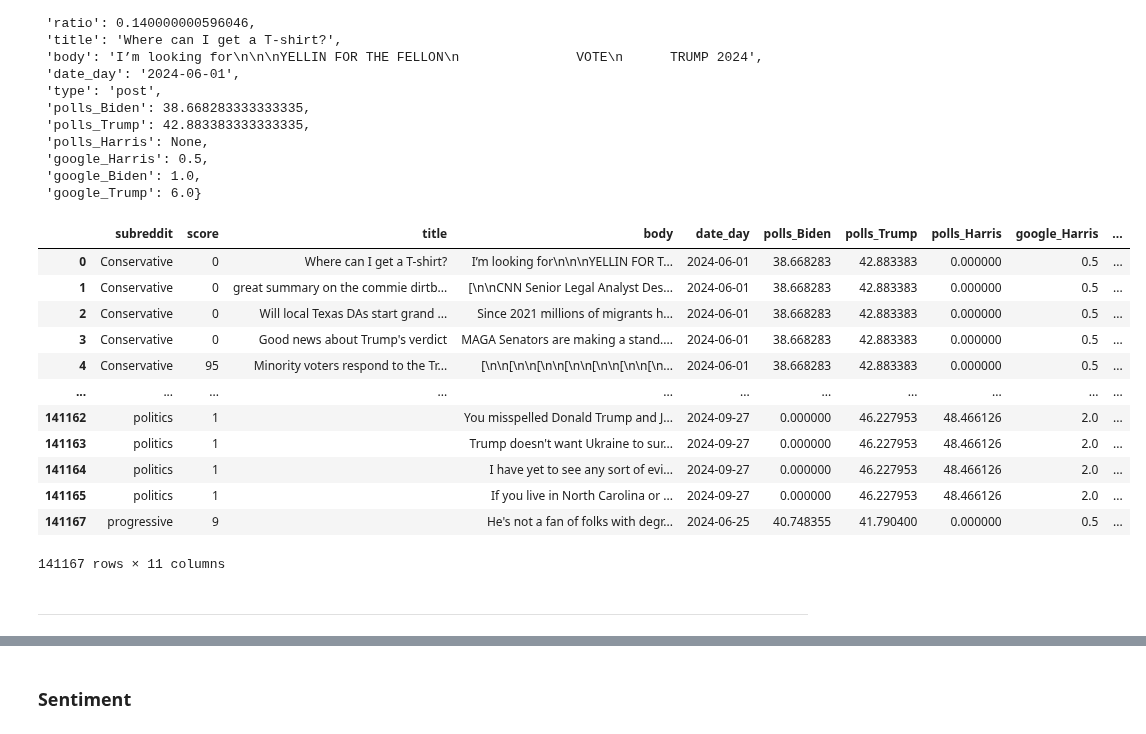
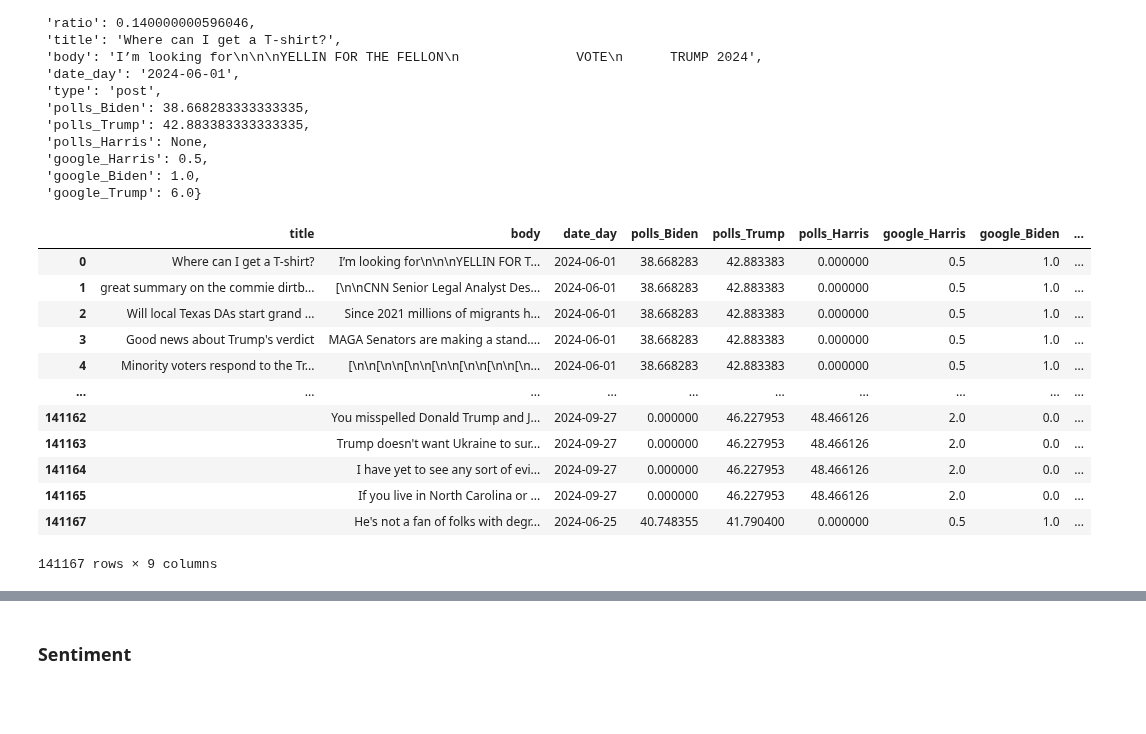
Before and after one commit to bnvulpe/votecore, a Jupyter notebook: scripts/dataset_creation.ipynb, the cells around one changed output, grey strips where cells are left out. Cells and saved outputs as stored; diff of their text form; code cells hidden in the pictures; blank space fills up the shorter version.

```diff
--- a/scripts/dataset_creation.ipynb
+++ b/scripts/dataset_creation.ipynb
@@ -292,42 +306,33 @@ json.dump(json_data, open(os.path.join(output_dir, "full_dataset.json"), "w"), i
-# %%
-import json
-import os
-output_dir = "../data/processed"
-json_data = json.load(open(os.path.join(output_dir, "full_dataset.json")))
 # %%
-# json to df where column title is NaN show as ' '
-import pandas as pd
+# create a dataframe from the json
 df = pd.DataFrame(json_data)
 
-# drop columns name, datetime, post_id, id, parent
-# drop ratio, upvotes, type
-df.drop(columns=["name", "datetime", "post_id", "id", "parent", "ratio", "upvotes", "type"], inplace=True)
+# drop columns name, datetime, post_id, id, parent, ratio, upvotes, type and score from the dataframe
+df.drop(columns=["name", "datetime", "post_id", "id", "parent", "ratio", "upvotes", "type", "score", "subreddit"], inplace=True)
 
-# filter by date_day if day being <= 2024-09-27
+# filter by date_day being <= 2024-09-27
 df = df[df["date_day"] <= "2024-09-27"]
 
-# Apply .fillna(0) to 'polls_Biden' and 'polls_Harris' columns
+# apply .fillna(0) to 'polls_Biden' and 'polls_Harris' columns
 df.loc[:, ['polls_Biden', 'polls_Harris']] = df.loc[:, ['polls_Biden', 'polls_Harris']].fillna(0)
 
-# Apply .fillna(' ') to 'title' column
+# apply .fillna(' ') to 'title' column
 df['title'] = df['title'].fillna(' ')
 
 df
 # %% [output]
-|  | subreddit | score | title | body | date_day | polls_Biden | polls_Trump | polls_Harris | google_Harris | ... |
-| 0 | Conservative | 0 | Where can I get a T-shirt? | I’m looking for\n\n\nYELLIN FOR T... | 2024-06-01 | 38.668283 | 42.883383 | 0.000000 | 0.5 | ... |
-| 1 | Conservative | 0 | great summary on the commie dirtb... | [\n\nCNN Senior Legal Analyst Des... | 2024-06-01 | 38.668283 | 42.883383 | 0.000000 | 0.5 | ... |
-| 2 | Conservative | 0 | Will local Texas DAs start grand ... | Since 2021 millions of migrants h... | 2024-06-01 | 38.668283 | 42.883383 | 0.000000 | 0.5 | ... |
-| 3 | Conservative | 0 | Good news about Trump's verdict | MAGA Senators are making a stand.... | 2024-06-01 | 38.668283 | 42.883383 | 0.000000 | 0.5 | ... |
-| 4 | Conservative | 95 | Minority voters respond to the Tr... | [\n\n[\n\n[\n\n[\n\n[\n\n[\n\n[\n... | 2024-06-01 | 38.668283 | 42.883383 | 0.000000 | 0.5 | ... |
-| ... | ... | ... | ... | ... | ... | ... | ... | ... | ... | ... |
-| 141162 | politics | 1 |  | You misspelled Donald Trump and J... | 2024-09-27 | 0.000000 | 46.227953 | 48.466126 | 2.0 | ... |
-| 141163 | politics | 1 |  | Trump doesn't want Ukraine to sur... | 2024-09-27 | 0.000000 | 46.227953 | 48.466126 | 2.0 | ... |
-| 141164 | politics | 1 |  | I have yet to see any sort of evi... | 2024-09-27 | 0.000000 | 46.227953 | 48.466126 | 2.0 | ... |
-| 141165 | politics | 1 |  | If you live in North Carolina or ... | 2024-09-27 | 0.000000 | 46.227953 | 48.466126 | 2.0 | ... |
-| 141167 | progressive | 9 |  | He's not a fan of folks with degr... | 2024-06-25 | 40.748355 | 41.790400 | 0.000000 | 0.5 | ... |
+|  | title | body | date_day | polls_Biden | polls_Trump | polls_Harris | google_Harris | google_Biden | ... |
+| 0 | Where can I get a T-shirt? | I’m looking for\n\n\nYELLIN FOR T... | 2024-06-01 | 38.668283 | 42.883383 | 0.000000 | 0.5 | 1.0 | ... |
+| 1 | great summary on the commie dirtb... | [\n\nCNN Senior Legal Analyst Des... | 2024-06-01 | 38.668283 | 42.883383 | 0.000000 | 0.5 | 1.0 | ... |
+| 2 | Will local Texas DAs start grand ... | Since 2021 millions of migrants h... | 2024-06-01 | 38.668283 | 42.883383 | 0.000000 | 0.5 | 1.0 | ... |
+| 3 | Good news about Trump's verdict | MAGA Senators are making a stand.... | 2024-06-01 | 38.668283 | 42.883383 | 0.000000 | 0.5 | 1.0 | ... |
+| 4 | Minority voters respond to the Tr... | [\n\n[\n\n[\n\n[\n\n[\n\n[\n\n[\n... | 2024-06-01 | 38.668283 | 42.883383 | 0.000000 | 0.5 | 1.0 | ... |
+| ... | ... | ... | ... | ... | ... | ... | ... | ... | ... |
+| 141162 |  | You misspelled Donald Trump and J... | 2024-09-27 | 0.000000 | 46.227953 | 48.466126 | 2.0 | 0.0 | ... |
+| 141163 |  | Trump doesn't want Ukraine to sur... | 2024-09-27 | 0.000000 | 46.227953 | 48.466126 | 2.0 | 0.0 | ... |
+| 141164 |  | I have yet to see any sort of evi... | 2024-09-27 | 0.000000 | 46.227953 | 48.466126 | 2.0 | 0.0 | ... |
+| 141165 |  | If you live in North Carolina or ... | 2024-09-27 | 0.000000 | 46.227953 | 48.466126 | 2.0 | 0.0 | ... |
+| 141167 |  | He's not a fan of folks with degr... | 2024-06-25 | 40.748355 | 41.790400 | 0.000000 | 0.5 | 1.0 | ... |
-141167 rows × 11 columns
+141167 rows × 9 columns
 # %%
 df.to_csv(os.path.join(output_dir, "final_dataset.csv"), index=False)
-# %% [markdown]
--------------
```
Also changed, not shown: parts of 21 cells of this notebook, 2 other files.
